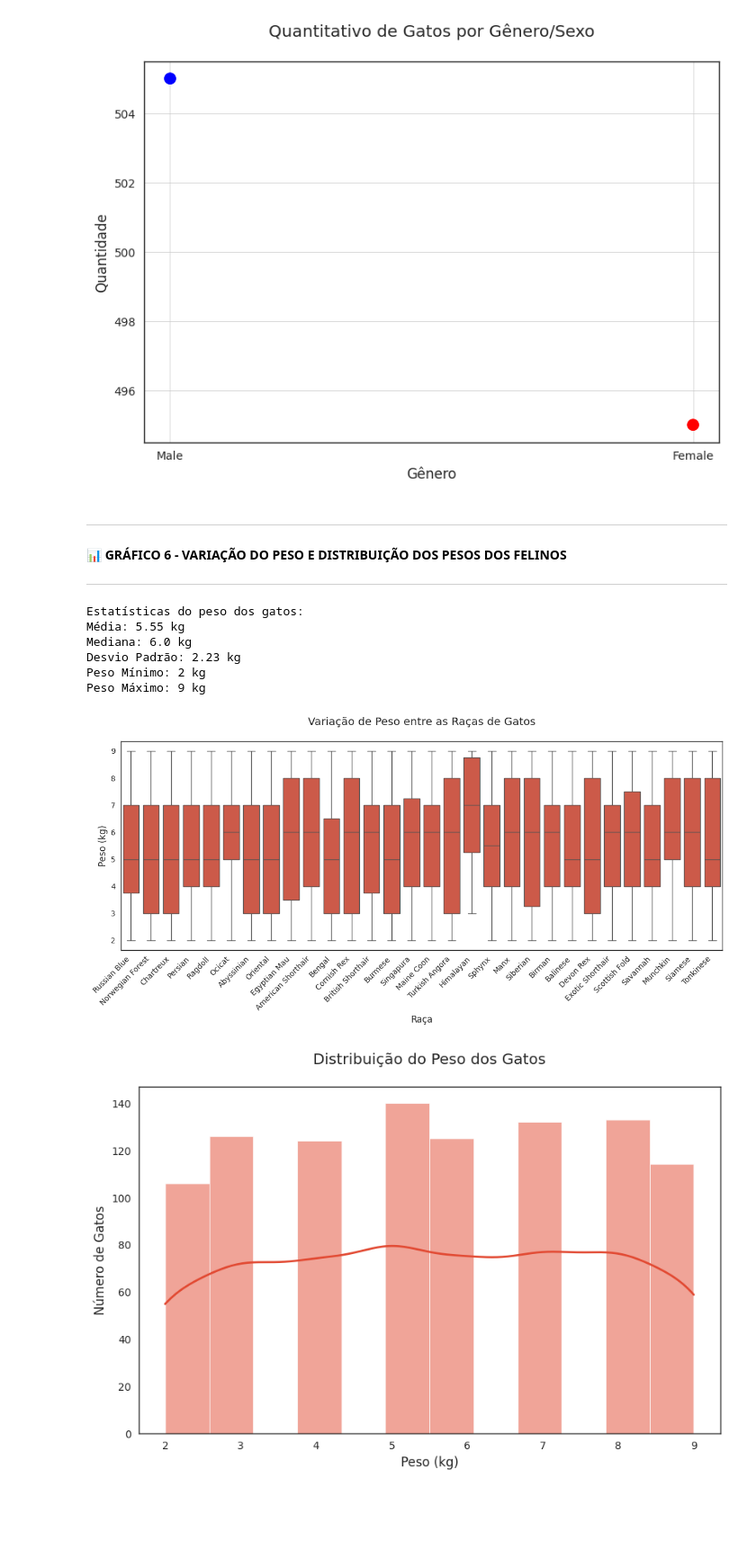
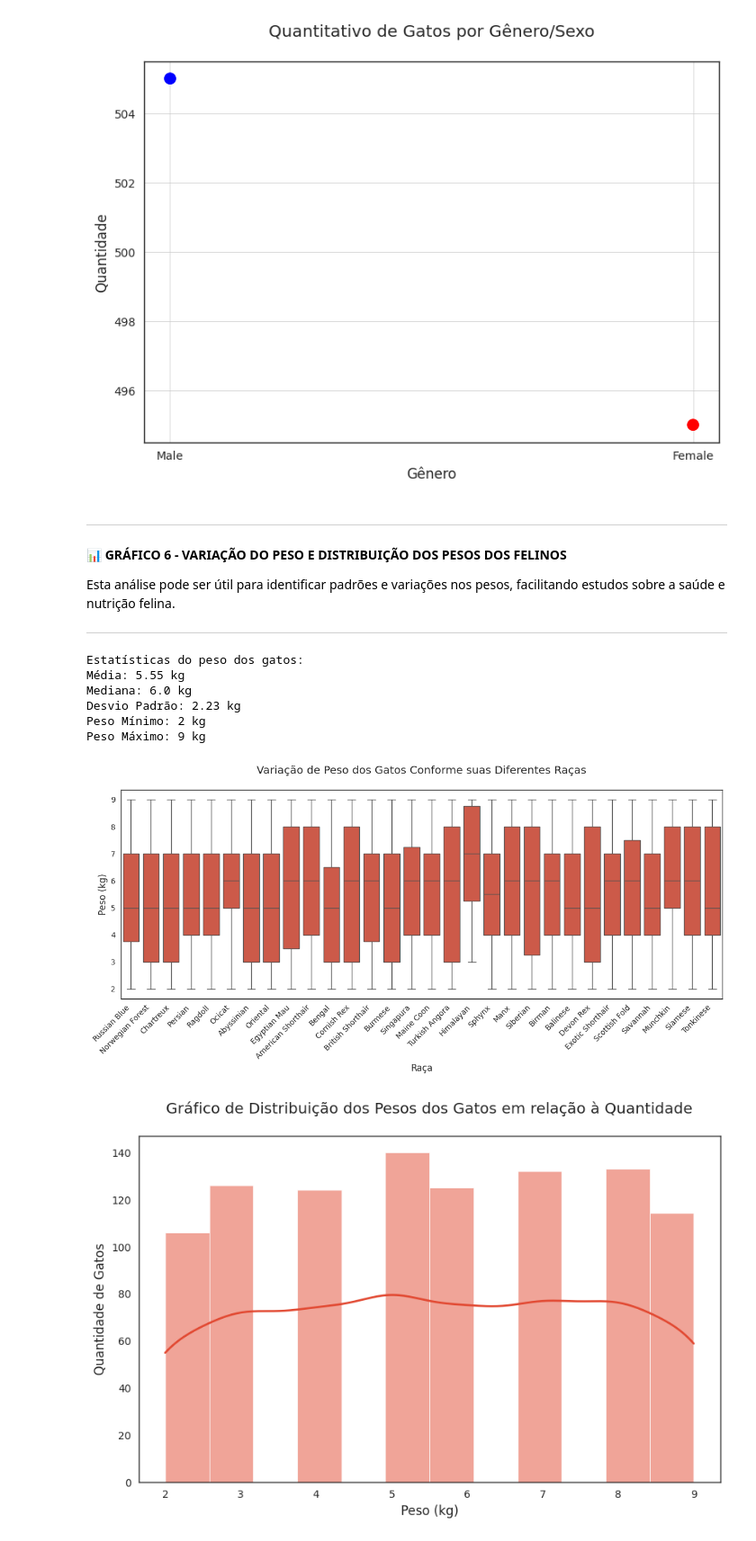
Before and after one commit to NBS92/Banco_de_Dados_II, a Jupyter notebook: Natalia_Silva.ipynb, the cells around one changed output. Shown at 90% size. Saved outputs shown, nothing was run; the diff lists cells and outputs as text; code cells hidden in the pictures; blank space fills up the shorter version.

```diff
--- a/Natalia_Silva.ipynb
+++ b/Natalia_Silva.ipynb
@@ -314,6 +321,8 @@ plt.show()
 
 📊 **GRÁFICO 6 - VARIAÇÃO DO PESO E DISTRIBUIÇÃO DOS PESOS DOS FELINOS**
 
+Esta análise pode ser útil para identificar padrões e variações nos pesos, facilitando estudos sobre a saúde e nutrição felina.
+
 ---
 # %%
 # Analisar a variação de peso entre diferentes gatos.
@@ -340,24 +349,32 @@ Desvio Padrão: 2.23 kg
 Peso Mínimo: 2 kg
 Peso Máximo: 9 kg
 # %%
-# Variação do peso entre as raças:
+# Gráfico de variação do peso dos gatos conforme suas diferentes raças:
+
+# Este gráfico mostra a variação do peso dos gatos conforme suas diferentes raças.
+# A visualização ilustra as diferenças médias de peso entre as raças e ajuda a identificar quais raças tendem a ter pesos mais altos ou mais baixos.
+
 plt.figure(figsize=(12, 6))
 sns.boxplot(x='Raça', y='Peso (kg)', data=df_cats)
 plt.xticks(rotation=45, ha='right')
 plt.xlabel('Raça')
 plt.ylabel('Peso (kg)')
-plt.title('Variação de Peso entre as Raças de Gatos\n')
+plt.title('Variação de Peso dos Gatos Conforme suas Diferentes Raças\n')
 plt.tight_layout()
 plt.show()
 # %% [output]
-[figure, old version]
+[figure, new version]
 # %%
-# Visualizar o gráfico de distribuição dos pesos:
+# Gráfico de Distribuição dos Pesos dos Gatos em relação à Quantidade:
+
+# Este gráfico apresenta a distribuição dos pesos dos gatos em uma determinada amostra.
+# Os dados são organizados em intervalos de peso, mostrando a quantidade de gatos que se enquadra em cada faixa.
+
 plt.figure(figsize=(10, 6))
 sns.histplot(df_cats['Peso (kg)'], kde=True)
 plt.xlabel('Peso (kg)')
-plt.ylabel('Número de Gatos')
-plt.title('Distribuição do Peso dos Gatos\n')
+plt.ylabel('Quantidade de Gatos')
+plt.title('Gráfico de Distribuição dos Pesos dos Gatos em relação à Quantidade\n')
 plt.show()
 # %% [output]
-[figure, old version]
+[figure, new version]
```
Also changed, not shown: parts of 15 cells of this notebook.
